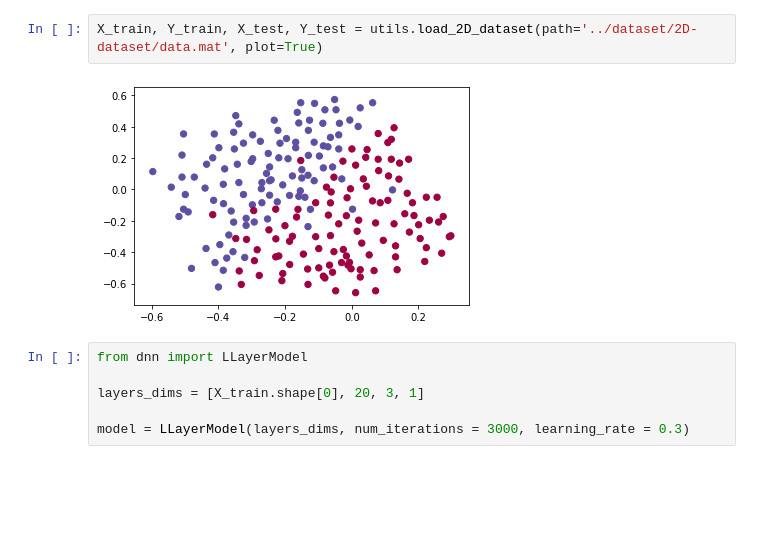
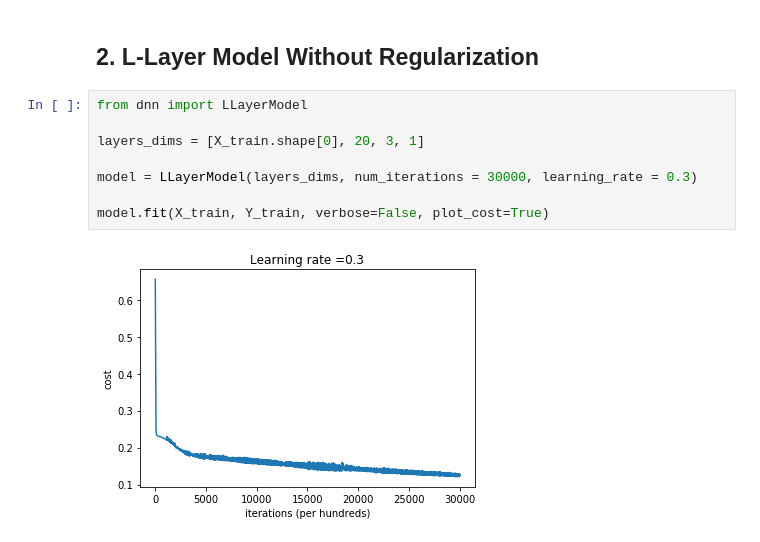
Before and after one commit to HamedBabaei/fun-deep-learning, a Jupyter notebook: Regularization/regularization.ipynb, the cells around one changed output. Saved outputs shown, nothing was run; the diff lists cells and outputs as text; blank space fills up the shorter version.

```diff
--- a/Regularization/regularization.ipynb
+++ b/Regularization/regularization.ipynb
@@ -4,10 +10,12 @@ import numpy as np
-# %%
-X_train, Y_train, X_test, Y_test = utils.load_2D_dataset(path='../dataset/2D-dataset/data.mat', plot=True)
-# %% [output]
-[figure, removed]
+# %% [markdown]
+## 2. L-Layer Model Without Regularization
 # %%
 from dnn import LLayerModel
 
 layers_dims = [X_train.shape[0], 20, 3, 1]
 
-model = LLayerModel(layers_dims, num_iterations = 3000, learning_rate = 0.3)
+model = LLayerModel(layers_dims, num_iterations = 30000, learning_rate = 0.3)
+
+model.fit(X_train, Y_train, verbose=False, plot_cost=True)
+# %% [output]
+[figure, added]
```
Also changed, not shown: parts of 8 cells of this notebook.
